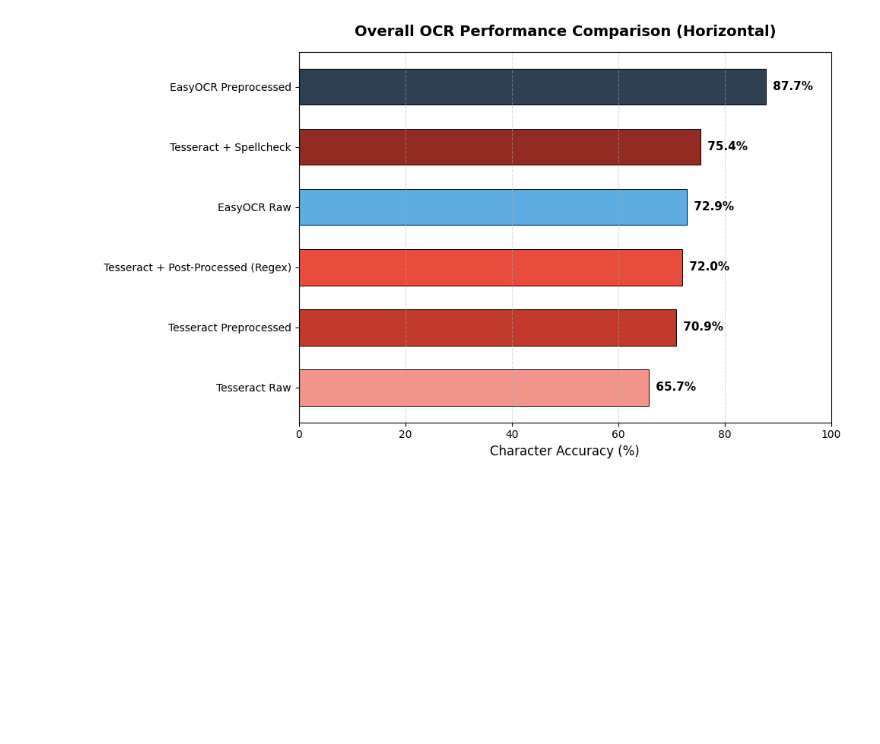
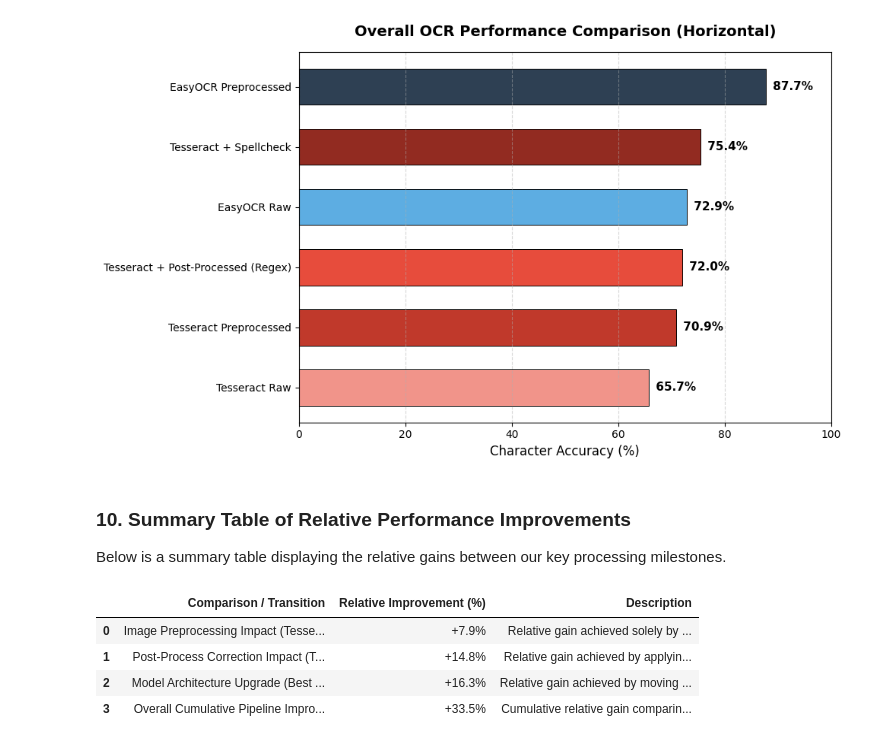
Before and after one commit to JacekDrzycimski/6tunnel, a Jupyter notebook: OCR_2.ipynb, the cells around one changed output. Drawn from its saved outputs; the diff is of its cells as text; code cells hidden in the pictures; blank space fills up the shorter version.

```diff
--- a/OCR_2.ipynb
+++ b/OCR_2.ipynb
@@ -964,3 +1015,40 @@ plt.tight_layout()
 plt.show()
 # %% [output]
 [figure]
+# %% [markdown]
+### 10. Summary Table of Relative Performance Improvements
+
+Below is a summary table displaying the relative gains between our key processing milestones.
+# %%
+import pandas as pd
+
+# Compile the calculated relative improvements into a summary DataFrame
+relative_improvements_data = {
+    "Comparison / Transition": [
+        "Image Preprocessing Impact (Tesseract Preprocessed vs. Raw)",
+        "Post-Process Correction Impact (Tesseract + Spellcheck vs. Raw)",
+        "Model Architecture Upgrade (Best EasyOCR vs. Best Tesseract)",
+        "Overall Cumulative Pipeline Improvement (Best EasyOCR vs. Raw Tesseract Baseline)"
+    ],
+    "Relative Improvement (%)": [
+        f"+{rel_gain_preprocessing:.1f}%",
+        f"+{rel_gain_spellcheck:.1f}%",
+        f"+{rel_gain_easyocr_over_tesseract:.1f}%",
+        f"+{rel_gain_total_pipeline:.1f}%"
+    ],
+    "Description": [
+        "Relative gain achieved solely by applying deskewing, denoising, and adaptive thresholding.",
+        "Relative gain achieved by applying post-processing spelling and pattern corrections to Tesseract's output.",
+        "Relative gain achieved by moving from Tesseract's pipeline to the preprocessed EasyOCR engine.",
+        "Cumulative relative gain comparing the absolute best configuration against the initial raw scan baseline."
+    ]
+}
+
+df_relative_improvements = pd.DataFrame(relative_improvements_data)
+display(df_relative_improvements)
+# %% [output]
+|  | Comparison / Transition | Relative Improvement (%) | Description |
+| 0 | Image Preprocessing Impact (Tesse... | +7.9% | Relative gain achieved solely by ... |
+| 1 | Post-Process Correction Impact (T... | +14.8% | Relative gain achieved by applyin... |
+| 2 | Model Architecture Upgrade (Best ... | +16.3% | Relative gain achieved by moving ... |
+| 3 | Overall Cumulative Pipeline Impro... | +33.5% | Cumulative relative gain comparin... |
```
Also changed, not shown: parts of 11 cells of this notebook.
